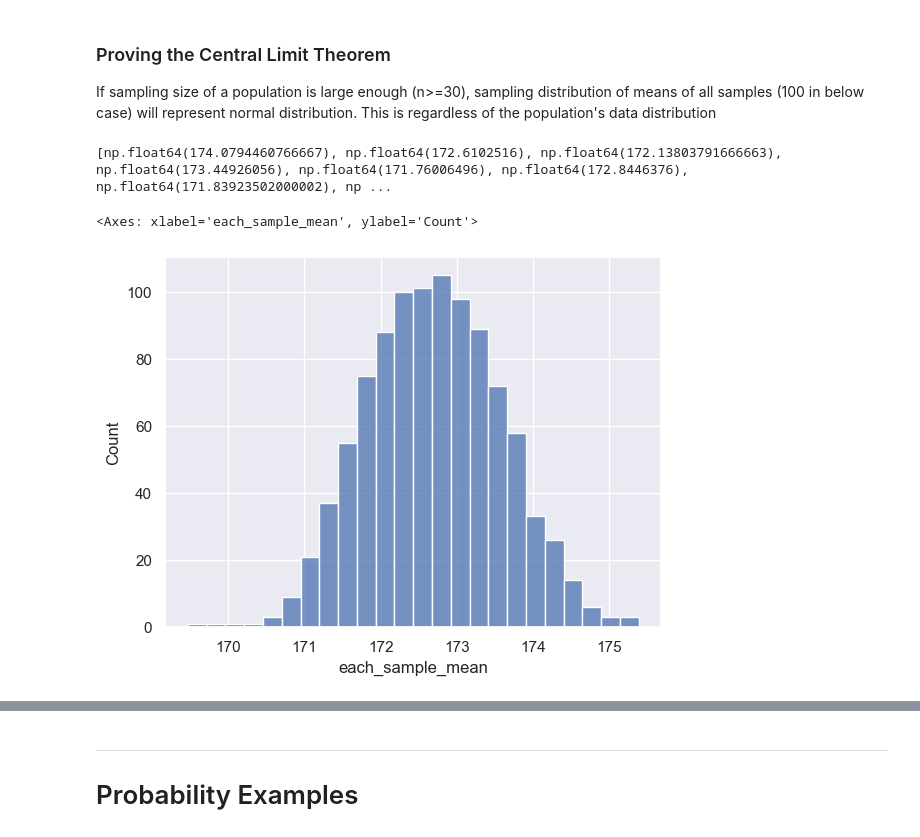
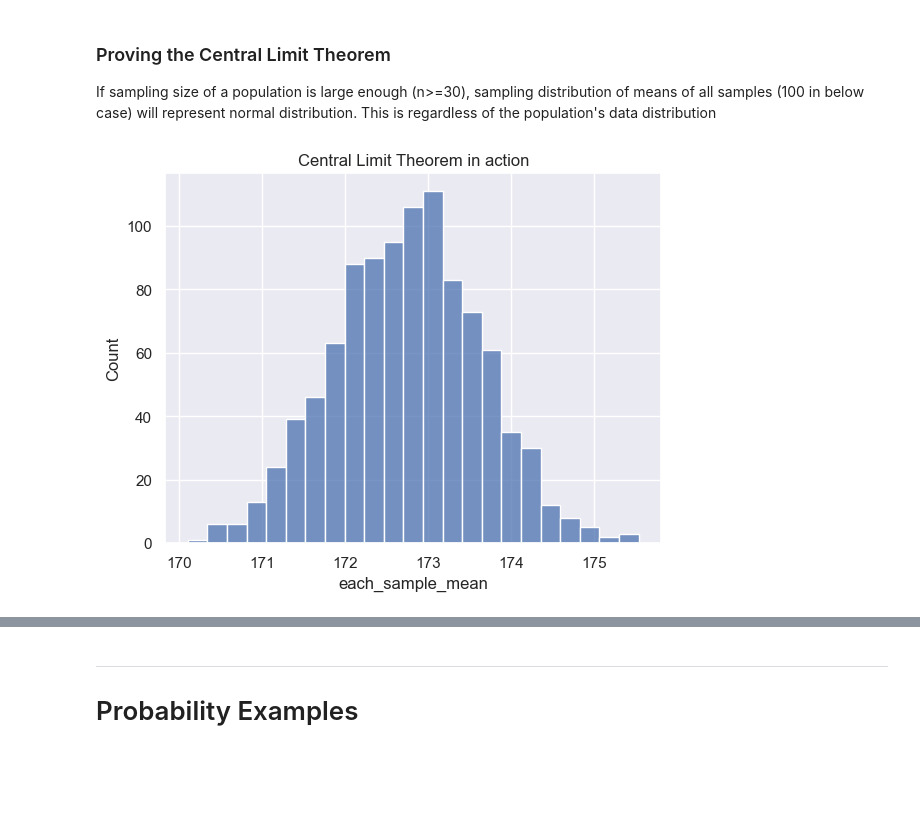
Before and after one commit to abhijeet-bhambere/statistics_in_python, a Jupyter notebook: statsinpython_rev2.ipynb, the cells around one changed output, grey strips where cells are left out. Saved outputs shown, nothing was run; the diff lists cells and outputs as text; code cells hidden in the pictures; blank space fills up the shorter version.

```diff
--- a/statsinpython_rev2.ipynb
+++ b/statsinpython_rev2.ipynb
@@ -261,18 +264,17 @@ If sampling size of a population is large enough (n>=30), sampling distribution
 # %%
 sample_mean_value = []
 for n in range(1000):
-    val = sampledf["Height in cm"].sample(n=30).mean()
+    val = sampledf["Height in cm"].sample(n=30, replace=True).mean()
     sample_mean_value.append(val)
-print(sample_mean_value)
+# print(sample_mean_value)
-# %% [output]
-[np.float64(174.0794460766667), np.float64(172.6102516), np.float64(172.13803791666663), np.float64(173.44926056), np.float64(171.76006496), np.float64(172.8446376), np.float64(171.83923502000002), np ...
 # %%
 df_allSampleMeans = pd.DataFrame(data=sample_mean_value, columns=["each_sample_mean"])
 # %%
 sns.histplot(data=df_allSampleMeans, x=df_allSampleMeans["each_sample_mean"])
+plt.title('Central Limit Theorem in action')
+plt.show()
 # %% [output]
-<Axes: xlabel='each_sample_mean', ylabel='Count'>
-[figure, old version]
+[figure, new version]
 # %%
 means = []
 
```
Also changed, not shown: parts of 12 cells of this notebook.
